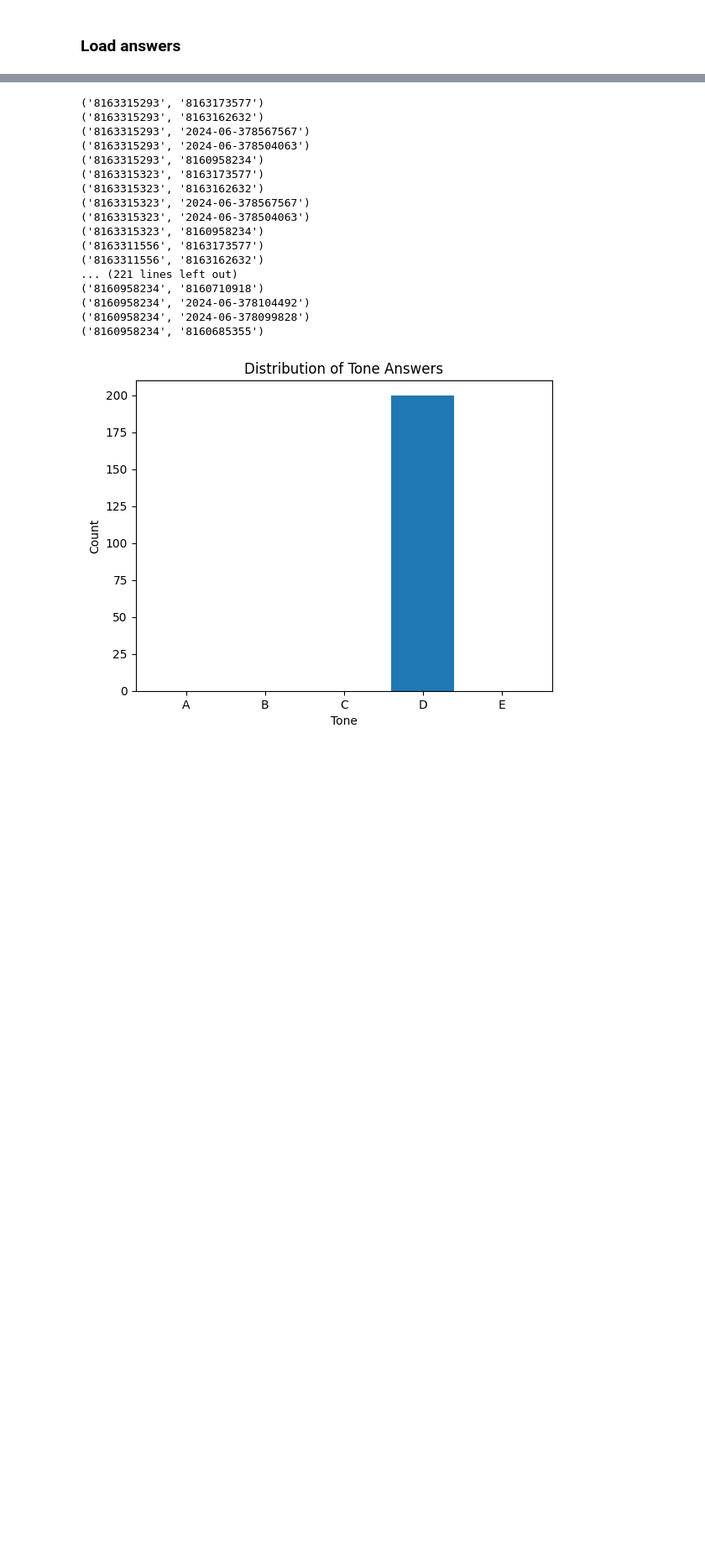
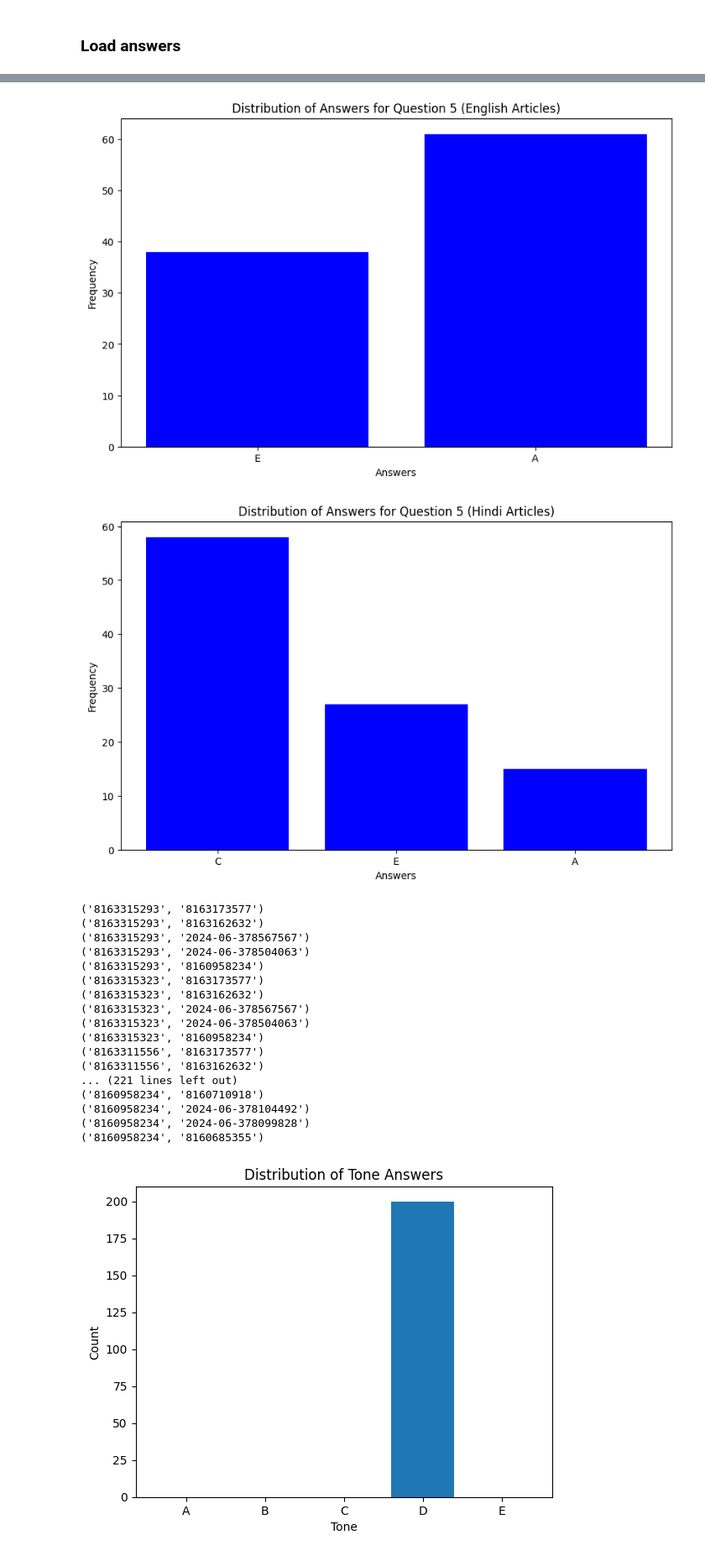
Before and after one commit to ritu1412/news_analysis, a Jupyter notebook: Narrative/narrative.ipynb, the cells around one changed output, grey strips where cells are left out. Shown at 84% size. Saved outputs shown, nothing was run; the diff lists cells and outputs as text; code cells hidden in the pictures; blank space fills up the shorter version.

```diff
--- a/Narrative/narrative.ipynb
+++ b/Narrative/narrative.ipynb
@@ -130,7 +171,7 @@ def process_json(input_json):
     return convert_to_json2_format(unique_questions)
 # %%
 # Load JSON 1
-with open('India_election_questions_200.json', 'r') as f:
+with open('India_election_questions_by_cluster.json', 'r') as f:
     json1 = json.load(f)
 
 # Process JSON 1 to get JSON 2 format
@@ -142,7 +183,7 @@ with open('India_election_formatted_questions_200.json', 'w') as f:
 # %% [markdown]
 ### Load answers
 # %%
-source_filename = "Combined_India_election_summary_200.json"
+source_filename = "Combined_India_election_summary_200_with_cluster.json"
 des_filename = "Combined_India_election_summary_Narrative_QnA_200.json"
 
 # Load articles
@@ -166,3 +207,12 @@ Number of questions: 41
+# %%
+questions_list = list(questions.values())
+cluster_questions = {
+    0:questions_list[:20],
+    1:questions_list[20:40],
+    2:questions_list[40:60],
+    3:questions_list[60:80],
+    4:questions_list[80:100]
+}
 # %%
 def get_answers(article, questions, model):
     article_title = article.get('title')
@@ -199,8 +249,10 @@ iteration = 0
 max_iteration = len(articles)
 
 for article in articles:
+    cluster = article.get('cluster')
+    questions = cluster_questions.get(cluster)
 
-    answers = get_answers(article, questions, model="gpt-4-turbo")
+    answers = get_answers(article, questions, model="gpt-4o")
 
     pure_answers = answers.choices[0].message.content
     print(pure_answers)
@@ -238,3 +391,64 @@ Processed 200 out of 200
+# %%
+#Distribution of answers for each question
+from collections import defaultdict
+import matplotlib.pyplot as plt
+def get_answer_distribution(articles, questions):
+    # Initialize the answer distribution with default dictionaries
+    answer_distribution = defaultdict(lambda: defaultdict(int))
+
+    for article in articles:
+        answers = article.get('Narrative_answers', {})
+        for q, a in answers.items():
+            # Ensure the question exists in the answer_distribution
+            if q not in answer_distribution:
+                answer_distribution[q] = defaultdict(int)
+            # Increment the count for the answer
+            answer_distribution[q][a] += 1
+
+    return answer_distribution
+
+# Example usage
+with open('Combined_India_election_summary_Narrative_QnA_200.json', 'r', encoding='utf-8') as f:
+    articles = json.load(f)
+
+# Load questions
+with open('India_election_formatted_questions_200.json', 'r', encoding='utf-8') as f:
+    questions = json.load(f)
+
+# Separate English and Hindi articles
+english_articles = articles[:100]
+hindi_articles = articles[100:200]
+
+# Get answer distributions for English and Hindi articles
+english_answer_distribution = get_answer_distribution(english_articles, questions)
+hindi_answer_distribution = get_answer_distribution(hindi_articles, questions)
+
+# Function to extract distribution for a specific question
+def extract_question_distribution(distribution, question):
+    return distribution[question]
+
+# Extract distributions for question 5
+question_5_english = extract_question_distribution(english_answer_distribution, '5')
+question_5_hindi = extract_question_distribution(hindi_answer_distribution, '5')
+
+# Create bar graph for question 5 distribution
+def plot_distribution(question_distribution, title):
+    labels = list(question_distribution.keys())
+    values = list(question_distribution.values())
+
+    plt.figure(figsize=(10, 6))
+    plt.bar(labels, values, color='blue')
+    plt.xlabel('Answers')
+    plt.ylabel('Frequency')
+    plt.title(title)
+    plt.show()
+
+# Plot distributions
+plot_distribution(question_5_english, 'Distribution of Answers for Question 5 (English Articles)')
+plot_distribution(question_5_hindi, 'Distribution of Answers for Question 5 (Hindi Articles)')
+# %% [output]
+[figure, added]
+[figure, added]
 # %%
 def answers_match(article1, article2, questions):
     return all(article1["Narrative_answers"].get(q) == article2["Narrative_answers"].get(q) for q in questions)
```
Also changed, not shown: parts of 8 cells of this notebook, 13 other files.
